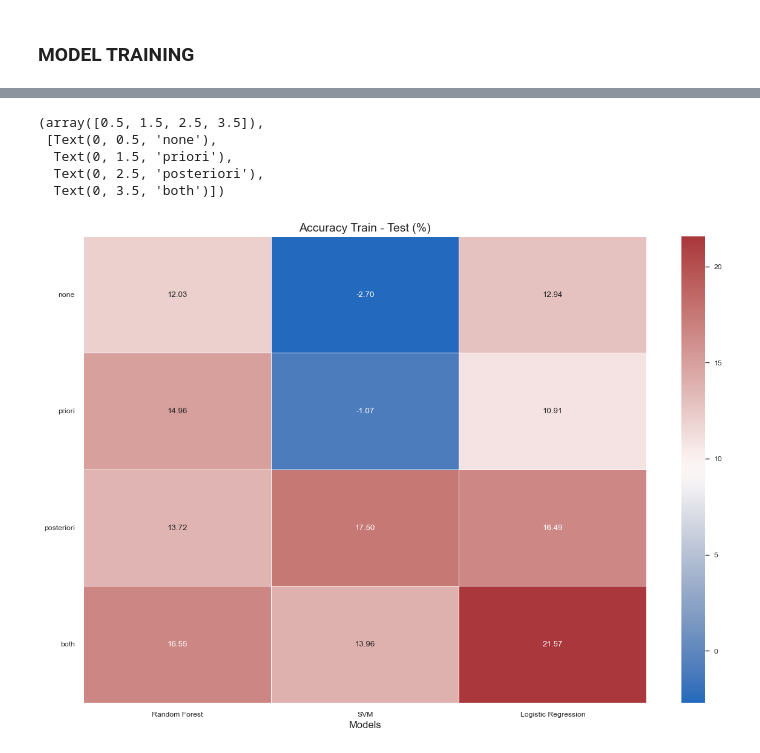
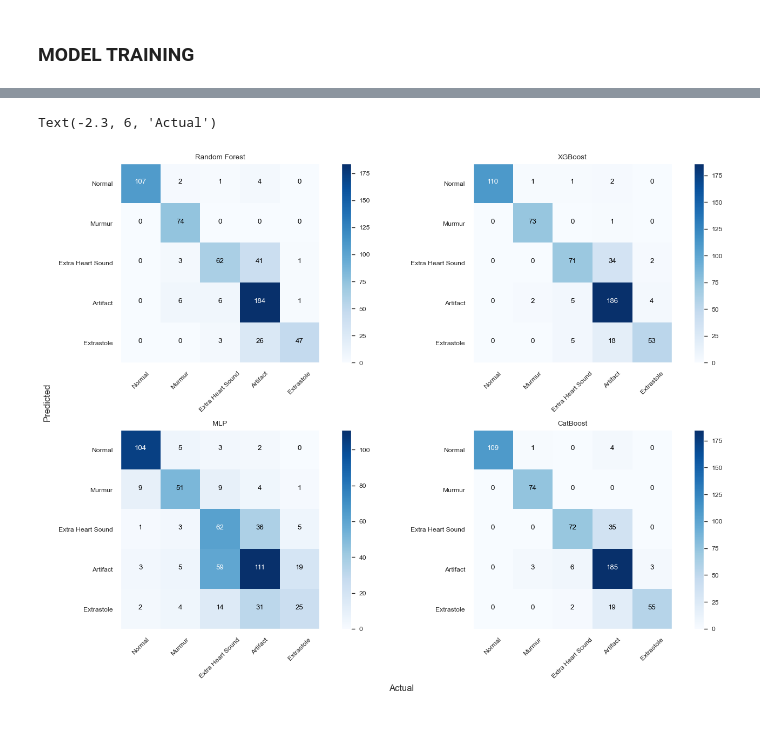
Before and after one commit to DavideLigari01/advanced-biomedical-project, a Jupyter notebook: notebooks/models/models_on_full_features.ipynb, the cells around one changed output, grey strips where cells are left out. Saved outputs shown, nothing was run; the diff lists cells and outputs as text; code cells hidden in the pictures; blank space fills up the shorter version.

```diff
--- a/notebooks/models/models_on_full_features.ipynb
+++ b/notebooks/models/models_on_full_features.ipynb
@@ -179,24 +177,46 @@ plt.yticks(rotation=0)
-# %%
-RESULT_NAME = "results_balancing_comparison_train.csv"
-result_df_train = pd.read_csv(MODELS_RESULTS + RESULT_NAME, index_col=0).transpose()
-
-RESULT_NAME = "results_balancing_comparison_test.csv"
-result_df_test = pd.read_csv(MODELS_RESULTS + RESULT_NAME, index_col=0).transpose()
-
-# difference
-result_df = result_df_train - result_df_test
-
-plt.figure(figsize=(15, 10))
-sns.set_theme(context="paper", font_scale=1)
-
-sns.heatmap(result_df.astype(float) * 100, annot=True, cmap="vlag", fmt=".2f",linewidths=0.5)
-plt.title("Accuracy Train - Test (%)", fontsize=14)
-plt.xlabel("Models", fontsize=12)
-plt.yticks(rotation=0)
-# %% [output]
-(array([0.5, 1.5, 2.5, 3.5]),
- [Text(0, 0.5, 'none'),
-  Text(0, 1.5, 'priori'),
-  Text(0, 2.5, 'posteriori'),
-  Text(0, 3.5, 'both')])
-[figure, removed]
+# %%
+# function to plot a specific confusion matrix
+import itertools
+
+
+def plot_confusion_matrix(cm, classes, title, cmap=plt.cm.Blues):
+	plt.imshow(cm, interpolation="nearest", cmap=cmap)
+	plt.title(title)
+	plt.colorbar()
+	tick_marks = np.arange(len(classes))
+	plt.xticks(tick_marks, classes, rotation=45)
+	plt.yticks(tick_marks, classes)
+
+	fmt = "d"
+	thresh = cm.max() / 2.0
+	for i, j in itertools.product(range(cm.shape[0]), range(cm.shape[1])):
+		plt.text(
+			j,
+			i,
+			format(cm[i, j], fmt),
+			horizontalalignment="center",
+			color="white" if cm[i, j] > thresh else "black",
+		)
+
+	plt.tight_layout()
+	# remove grid
+	plt.grid(False)
+
+# load the confusion matrix
+cm_dict = np.load(MODELS_RESULTS + CM_NAME, allow_pickle=True).item()
+
+# plot the confusion matrix
+plt.figure(figsize=(15, 10))
+sns.set_theme(context="paper", font_scale=1)
+
+for i, (model_name, cm) in enumerate(cm_dict.items()):
+	plt.subplot(2, 2, i + 1)
+	plot_confusion_matrix(
+		cm, classes=["Normal", "Murmur", "Extra Heart Sound", "Artifact", "Extrastole"], title=model_name
+	)
+# set xlabels for the entire figure with plt.text
+plt.text(-11.3, -1.2, "Predicted", fontsize=12, va="center", rotation=90)
+plt.text(-2.3, 6, "Actual", fontsize=12, ha="center", va="center")
+# %% [output]
+Text(-2.3, 6, 'Actual')
+[figure, added]
```
Also changed, not shown: parts of 4 cells of this notebook, 7 other files.
